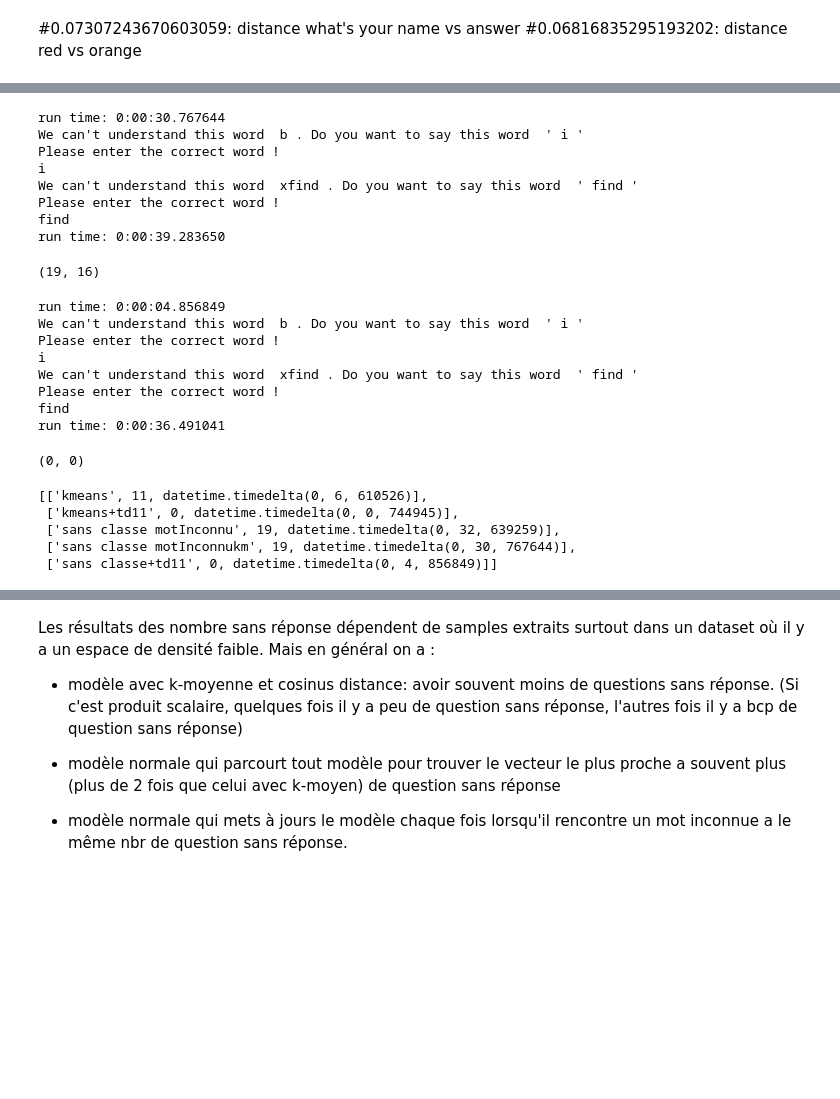
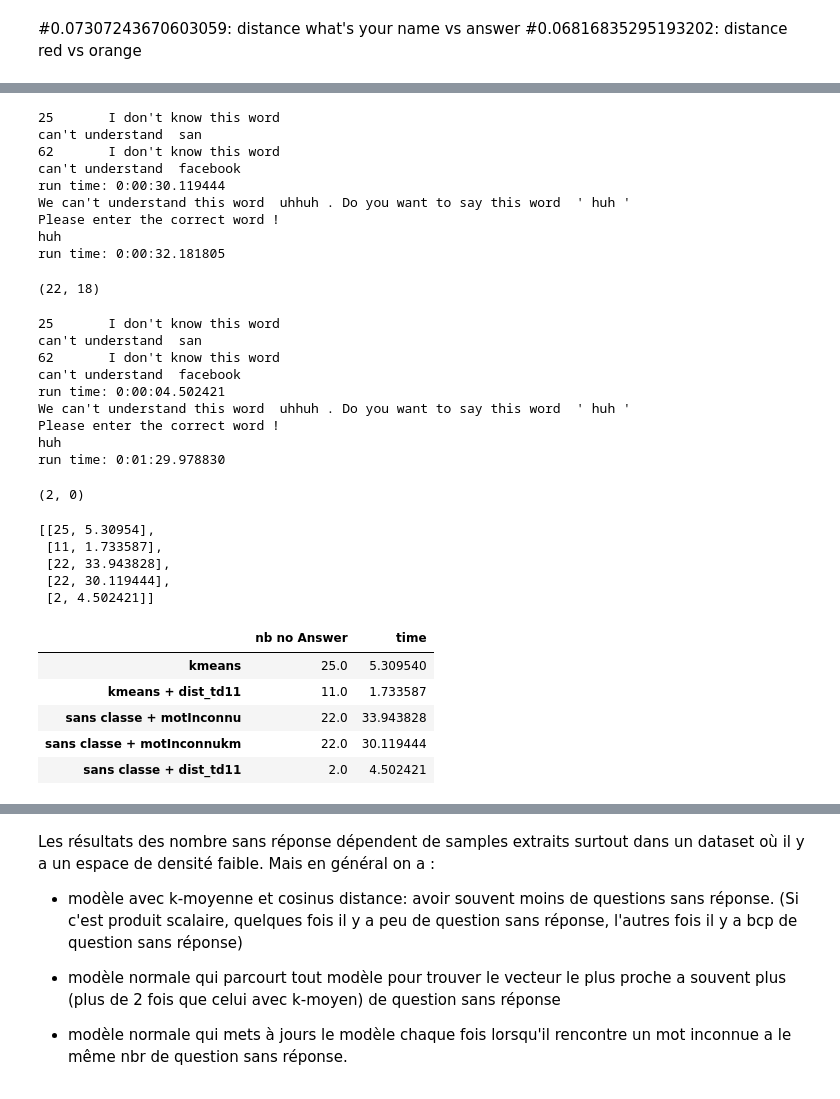
Before and after one commit to xuewenguo0330/Chatbot_IAS, a Jupyter notebook: score.ipynb, the cells around one changed output, grey strips where cells are left out. Drawn from its saved outputs; the diff is of its cells as text; code cells hidden in the pictures; blank space fills up the shorter version.

```diff
--- a/score.ipynb
+++ b/score.ipynb
@@ -511,6 +523,6 @@ def chatbotSansClass_score(samples,funInconnu = motInconnu,funNearest = nearestV
 # %%
 noAnswer0,t0 = chatbotSansClass_score(samples0)
 noA1,t1 = chatbotSansClass_score(samples1, tsvFile = "qa2SansClass.tsv")
-res.append(['sans classe motInconnu',noAnswer0,t0])
+res.append([noAnswer0,t0])
 print(noAnswer0,noA1)
 # %% [output]
@@ -527,39 +540,42 @@ run time: 0:02:51.529467
 #chatbot sans classification avec la fct motInconnuKmeans qui ne met a jour pas le modele
 noAnswerK,t0 = chatbotSansClass_score(samples0, funInconnu = motInconnuKmeans,  tsvFile = "QA2score_sansClass_km.tsv" )
 noAK1,t1 = chatbotSansClass_score(samples1, funInconnu = motInconnuKmeans, tsvFile = "qa2SansClass_km.tsv")
-res.append(['sans classe motInconnukm',noAnswerK,t0])
+res.append([noAnswerK,t0])
 noAnswerK,noAK1
 # %% [output]
-run time: 0:00:30.767644
-We can't understand this word  b . Do you want to say this word  ' i '
+25       I don't know this word
+can't understand  san
+62       I don't know this word
+can't understand  facebook
+run time: 0:00:30.119444
+We can't understand this word  uhhuh . Do you want to say this word  ' huh '
 Please enter the correct word !
-i
-We can't understand this word  xfind . Do you want to say this word  ' find '
-Please enter the correct word !
-find
-run time: 0:00:39.283650
+huh
+run time: 0:00:32.181805
-(19, 16)
+(22, 18)
 # %%
 #chatbot sans classification avec la fonction qui calcul la cosinus distance comme tp11
 noAnswer011,t0 = chatbotSansClass_score(samples0, funNearest = find_closest_words_from_vector,tsvFile = "QA2score_sansClass_11.tsv")
 noA111,t1 = chatbotSansClass_score(samples1, funNearest = find_closest_words_from_vector, tsvFile = "qa2SansClass11.tsv")
-res.append(['sans classe+td11',noAnswer011,t0])
+res.append([noAnswer011,t0])
 noAnswer011,noA111
 # %% [output]
-run time: 0:00:04.856849
-We can't understand this word  b . Do you want to say this word  ' i '
+25       I don't know this word
+can't understand  san
+62       I don't know this word
+can't understand  facebook
+run time: 0:00:04.502421
+We can't understand this word  uhhuh . Do you want to say this word  ' huh '
 Please enter the correct word !
-i
-We can't understand this word  xfind . Do you want to say this word  ' find '
-Please enter the correct word !
-find
-run time: 0:00:36.491041
+huh
+run time: 0:01:29.978830
-(0, 0)
+(2, 0)
-# %%
-res
-# %% [output]
-[['kmeans', 11, datetime.timedelta(0, 6, 610526)],
- ['kmeans+td11', 0, datetime.timedelta(0, 0, 744945)],
- ['sans classe motInconnu', 19, datetime.timedelta(0, 32, 639259)],
- ['sans classe motInconnukm', 19, datetime.timedelta(0, 30, 767644)],
- ['sans classe+td11', 0, datetime.timedelta(0, 4, 856849)]]
+# %%
+#res = np.array(res).T
+res
+# %% [output]
+[[25, 5.30954],
+ [11, 1.733587],
+ [22, 33.943828],
+ [22, 30.119444],
+ [2, 4.502421]]
@@ -566,3 +585,10 @@ res
 # %%
-resG = np.array(res)
-peint(resG.shape())
+resG = pd.DataFrame(np.array(res), index = rawLb, columns = ['nb no Answer', 'time'])
+resG
+# %% [output]
+|  | nb no Answer | time |
+| kmeans | 25.0 | 5.309540 |
+| kmeans + dist_td11 | 11.0 | 1.733587 |
+| sans classe + motInconnu | 22.0 | 33.943828 |
+| sans classe + motInconnukm | 22.0 | 30.119444 |
+| sans classe + dist_td11 | 2.0 | 4.502421 |
```
Also changed, not shown: parts of 12 cells of this notebook.
